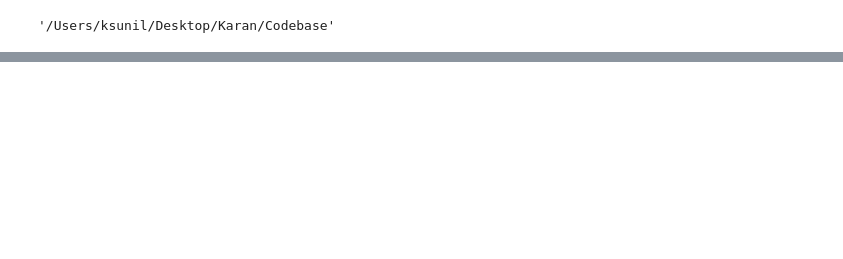
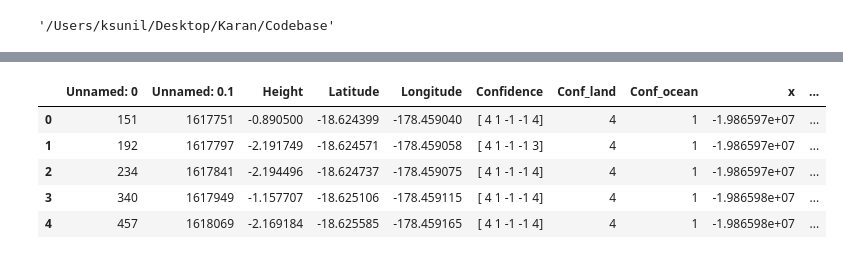
Before and after one commit to karans04/Coral-Reef-Bathymetry, a Jupyter notebook: notebooks/Depth Profile.ipynb, the cells around one changed output, grey strips where cells are left out. Drawn from its saved outputs; the diff is of its cells as text; code cells hidden in the pictures; blank space fills up the shorter version.

```diff
--- a/notebooks/Depth Profile.ipynb
+++ b/notebooks/Depth Profile.ipynb
@@ -51,0 +185,9 @@ Number of reef Photons in gt3r after cleaning is 253
+# %%
+train.head()
+# %% [output]
+|  | Unnamed: 0 | Unnamed: 0.1 | Height | Latitude | Longitude | Confidence | Conf_land | Conf_ocean | x | ... |
+| 0 | 151 | 1617751 | -0.890500 | -18.624399 | -178.459040 | [ 4 1 -1 -1 4] | 4 | 1 | -1.986597e+07 | ... |
+| 1 | 192 | 1617797 | -2.191749 | -18.624571 | -178.459058 | [ 4 1 -1 -1 3] | 4 | 1 | -1.986597e+07 | ... |
+| 2 | 234 | 1617841 | -2.194496 | -18.624737 | -178.459075 | [ 4 1 -1 -1 4] | 4 | 1 | -1.986597e+07 | ... |
+| 3 | 340 | 1617949 | -1.157707 | -18.625106 | -178.459115 | [ 4 1 -1 -1 4] | 4 | 1 | -1.986598e+07 | ... |
+| 4 | 457 | 1618069 | -2.169184 | -18.625585 | -178.459165 | [ 4 1 -1 -1 4] | 4 | 1 | -1.986598e+07 | ... |
```
Also changed, not shown: parts of 28 cells of this notebook, 27 other files.
